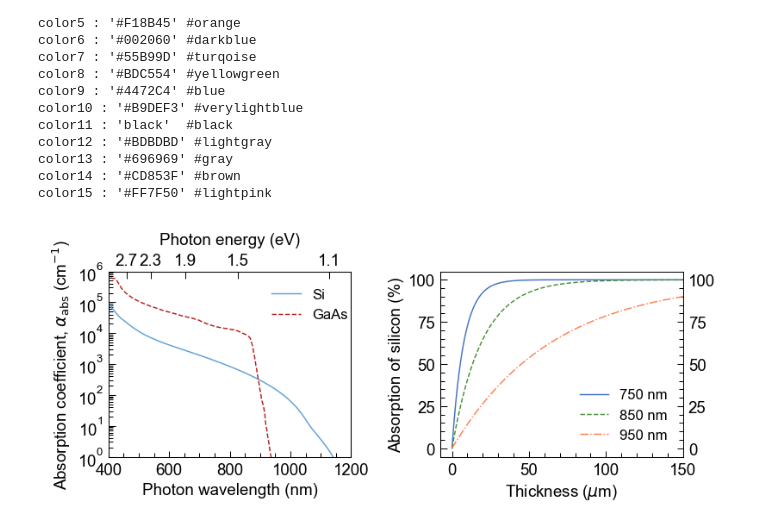
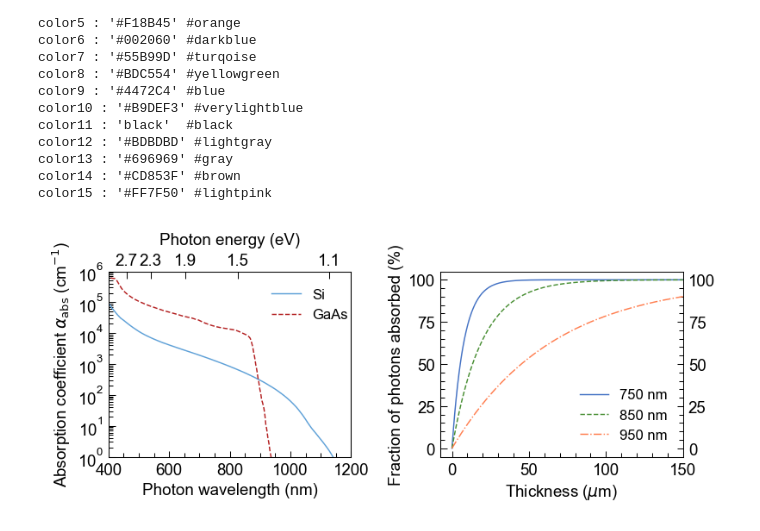
Before and after one commit to martavp/pv-textbook, a Jupyter notebook: Figures/Chapter_03/figures_python/fig_absorption_coefficients.ipynb, the cells around one changed output. Drawn from its saved outputs; the diff is of its cells as text; code cells hidden in the pictures.

Commit message:
update figures

```diff
--- a/Figures/Chapter_03/figures_python/fig_absorption_coefficients.ipynb
+++ b/Figures/Chapter_03/figures_python/fig_absorption_coefficients.ipynb
@@ -76,7 +76,7 @@ ax.set_yscale('log')
 ax.set_ylim(1, 1e6)
 ax.set_xlim(400, 1200)
 ax.set_xlabel('Photon wavelength (nm)')
-ax.set_ylabel(r'Absorption coefficient, $\alpha_{\mathrm{abs}}$ (cm$^{-1}$)')
+ax.set_ylabel(r'Absorption coefficient $\alpha_{\mathrm{abs}}$ (cm$^{-1}$)')
 ax.xaxis.set_minor_locator(AutoMinorLocator(4))
 ax.yaxis.set_major_locator(LogLocator(base=10, numticks=8))
 ax.yaxis.set_minor_locator(LogLocator(base=10, subs=np.linspace(0.2,0.9,8),
@@ -92,32 +92,32 @@ secax.set_xticks(np.array([1.1, 1.5, 1.9, 2.3, 2.7]))
 secax.set_xlabel('Photon energy (eV)', labelpad=5)
 secax.tick_params('x', pad=1.5)
 
 ax.legend(loc=[0.65, 0.7])
 #-------------------------------
 with mpl.rc_context({'ytick.right':True}):
     ax2 = fig.add_subplot(122)
 
     thickness =np.linspace(0, 150, 500) # um
     low = 1240/750 #eV
     med = 1240/850 #eV
     high = 1240/950 #eV
 
     ax2.plot(thickness, [100*absorption(ac_interp_Si(low), t) for t in thickness], '-',c=colors['color9'], label=r'%d nm' % (1240/low))
     ax2.plot(thickness, [100*absorption(ac_interp_Si(med), t) for t in thickness], '--', c=colors['color3'], label='%d nm' % (1240/med))
     ax2.plot(thickness, [100*absorption(ac_interp_Si(high), t) for t in thickness], '-.', c=colors['color15'], label='%d nm' % (1240/high))
     ax2.set_yscale('linear')
     ax2.set_xlabel(r'Thickness ($\mu$m)')
-    ax2.set_ylabel('Absorption of silicon (%)')
+    ax2.set_ylabel('Fraction of photons absorbed (%)')
     ax2.set_ylim(None, 105)
     ax2.set_xlim(None, 150)
     ax2.xaxis.set_minor_locator(AutoMinorLocator(5))
     ax2.yaxis.set_minor_locator(AutoMinorLocator(5))
     ax2.tick_params(labelbottom=True, labeltop=False, labelleft=True, labelright=True)
     ax2.yaxis.set_minor_locator(AutoMinorLocator(5))
     ax2.legend(loc=[0.55, 0.05])
     #-------------------------------
     plt.tight_layout()
 
 #plt.savefig ('./abs_coef.png', dpi=DPI_SAVE)
 # %% [output]
-[figure, old version]
+[figure, new version]
```
Also changed, not shown: 16 other files.
